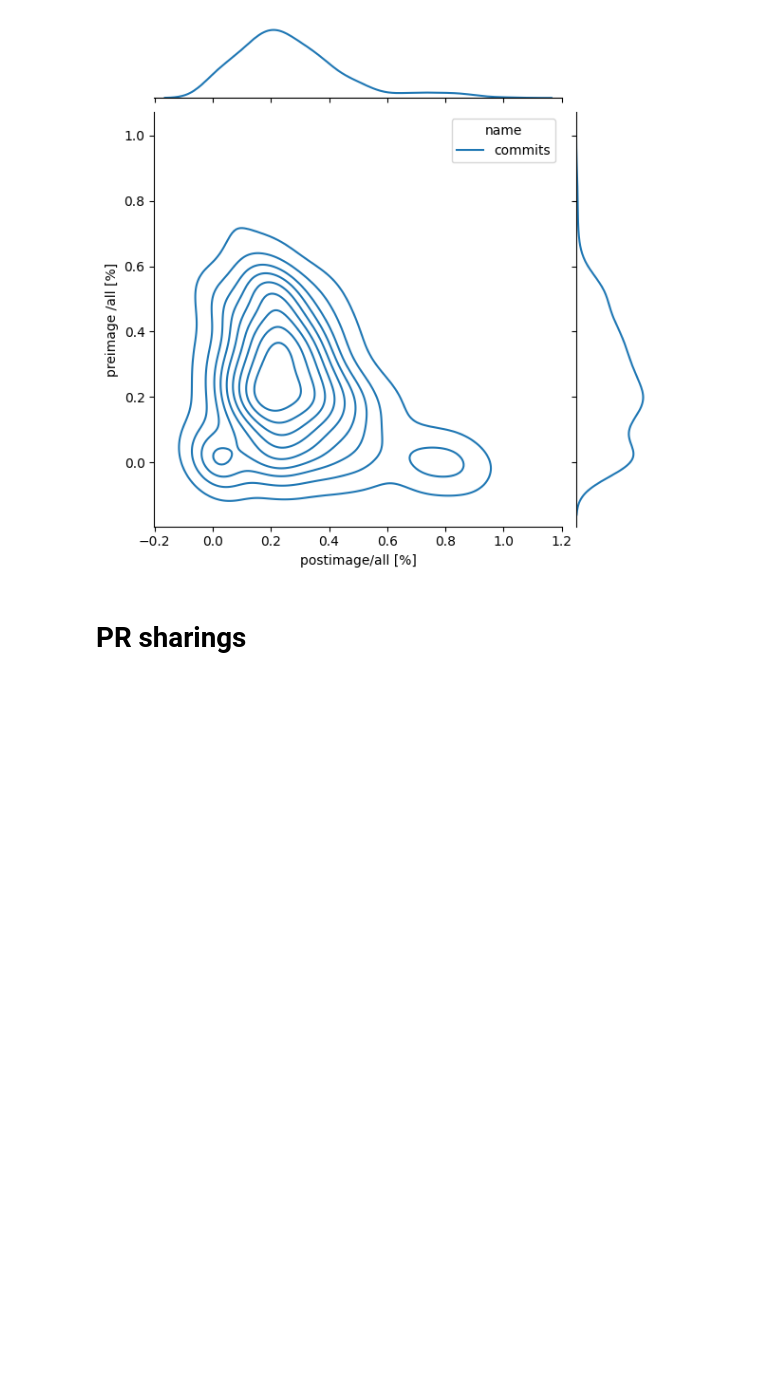
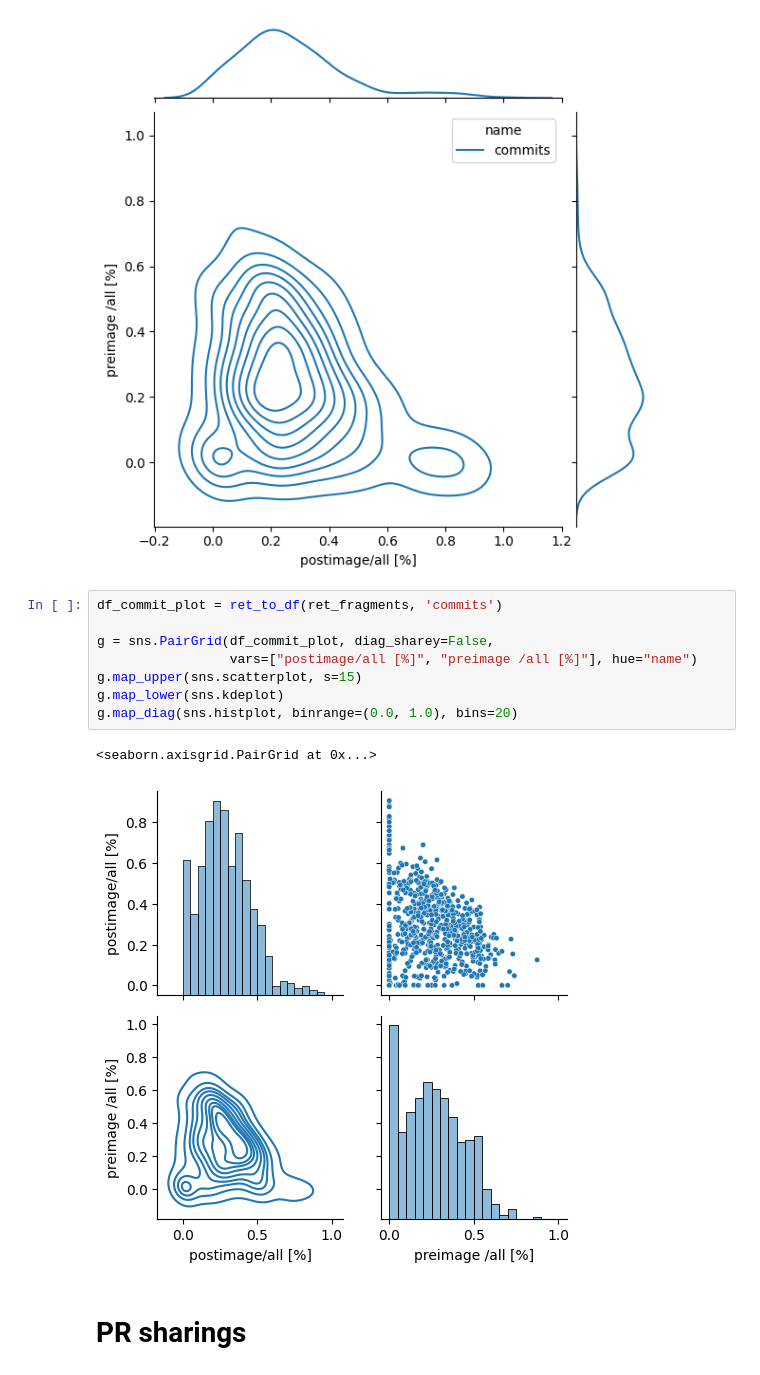
Before and after one commit to ncusi/MSR_Challenge_2024, a Jupyter notebook: notebooks/compare.ipynb, the cells around one changed output. Cells and saved outputs as stored; diff of their text form; blank space fills up the shorter version.

Commit message:
compare.ipynb: Add seaborn.PairGrid plots, for each of commit, PR, issue
Based on the example from seaborn documentation:
https://seaborn.pydata.org/examples/pair_grid_with_kde.html

```diff
--- a/notebooks/compare.ipynb
+++ b/notebooks/compare.ipynb
@@ -218,6 +331,17 @@ def plot_ret_all(ret_dict, fname="distribution.svg"):
 plot_ret_all({'commits':commits})
 # %% [output]
 [figure]
+# %%
+df_commit_plot = ret_to_df(ret_fragments, 'commits')
+
+g = sns.PairGrid(df_commit_plot, diag_sharey=False,
+                 vars=["postimage/all [%]", "preimage /all [%]"], hue="name")
+g.map_upper(sns.scatterplot, s=15)
+g.map_lower(sns.kdeplot)
+g.map_diag(sns.histplot, binrange=(0.0, 1.0), bins=20)
+# %% [output]
+<seaborn.axisgrid.PairGrid at 0x...>
+[figure, added]
 # %% [markdown]
 # PR sharings
 # %%
```
Also changed, not shown: parts of 11 cells of this notebook.
